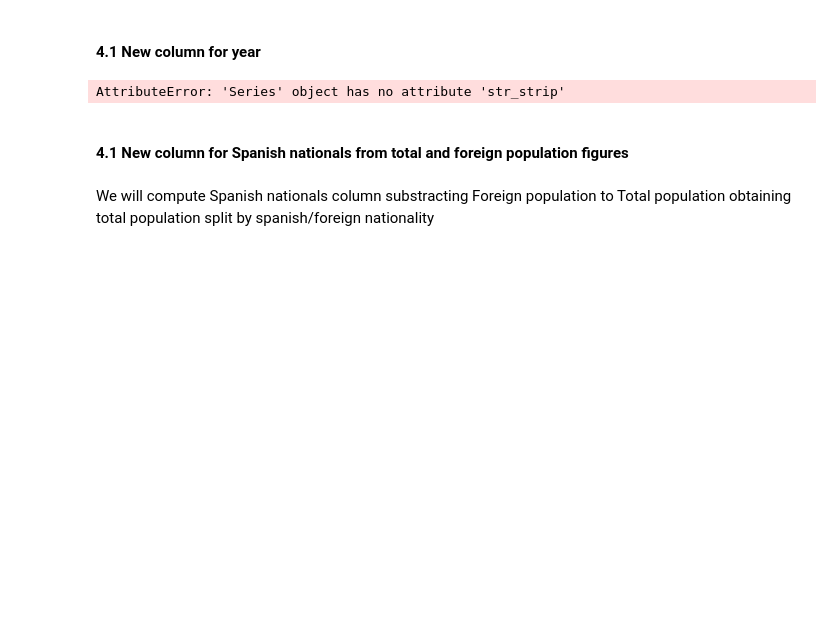
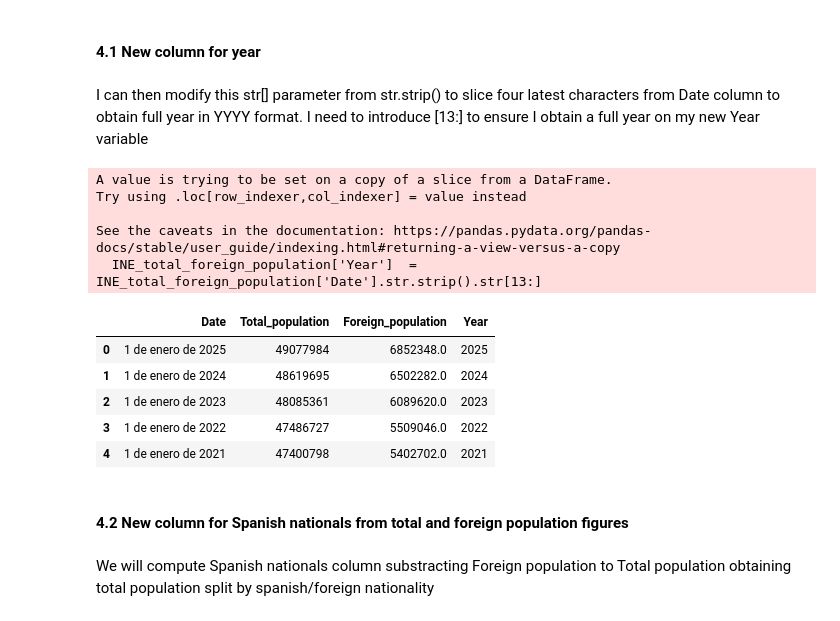
Before and after one commit to Pablo-source/ML-using-Python, a Jupyter notebook: Seaborn_gallery/02_percent_barplot_population_nationality.ipynb, the cells around one changed output. Cells and saved outputs as stored; diff of their text form; code cells hidden in the pictures; blank space fills up the shorter version.

```diff
--- a/Seaborn_gallery/02_percent_barplot_population_nationality.ipynb
+++ b/Seaborn_gallery/02_percent_barplot_population_nationality.ipynb
@@ -115,12 +133,25 @@ dtypes: float64(1), object(2)
 memory usage: 612.0+ bytes
 # %% [markdown]
 #### 4.1 New column for year
+# %% [markdown]
+I can then modify this str[] parameter from str.strip() to slice four latest characters from Date column to obtain full year in YYYY format. I need to introduce [13:] to ensure I obtain a full year on my new Year variable
 # %%
-INE_total_foreign_population['Year'] = INE_total_foreign_population['Date'].str_strip().str[13:]
+INE_total_foreign_population['Year']  = INE_total_foreign_population['Date'].str.strip().str[13:]
+INE_total_foreign_population.head()
 # %% [output]
-AttributeError: 'Series' object has no attribute 'str_strip'
+A value is trying to be set on a copy of a slice from a DataFrame.
+Try using .loc[row_indexer,col_indexer] = value instead
+
+See the caveats in the documentation: https://pandas.pydata.org/pandas-docs/stable/user_guide/indexing.html#returning-a-view-versus-a-copy
+  INE_total_foreign_population['Year']  = INE_total_foreign_population['Date'].str.strip().str[13:]
+|  | Date | Total_population | Foreign_population | Year |
+| 0 | 1 de enero de 2025 | 49077984 | 6852348.0 | 2025 |
+| 1 | 1 de enero de 2024 | 48619695 | 6502282.0 | 2024 |
+| 2 | 1 de enero de 2023 | 48085361 | 6089620.0 | 2023 |
+| 3 | 1 de enero de 2022 | 47486727 | 5509046.0 | 2022 |
+| 4 | 1 de enero de 2021 | 47400798 | 5402702.0 | 2021 |
 # %% [markdown]
-#### 4.1 New column for Spanish nationals from total and foreign population figures
+#### 4.2 New column for Spanish nationals from total and foreign population figures
 # %% [markdown]
 We will compute Spanish nationals column substracting Foreign population to Total population obtaining total population split by spanish/foreign nationality
 # %% [markdown]
```
Also changed, not shown: parts of 10 cells of this notebook.
